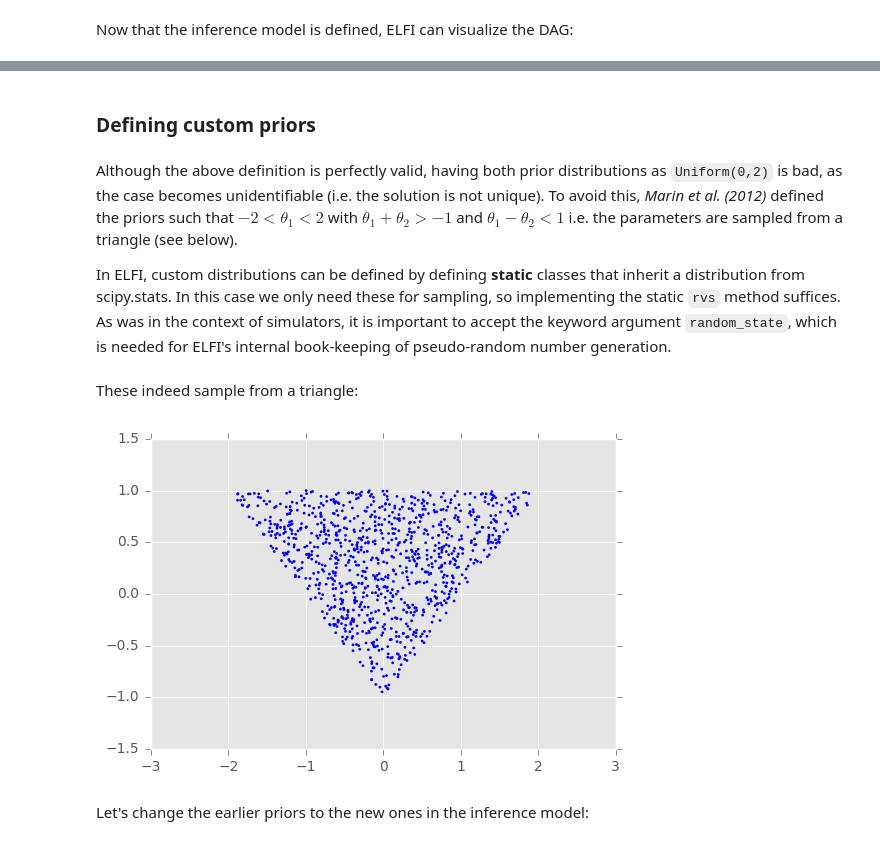
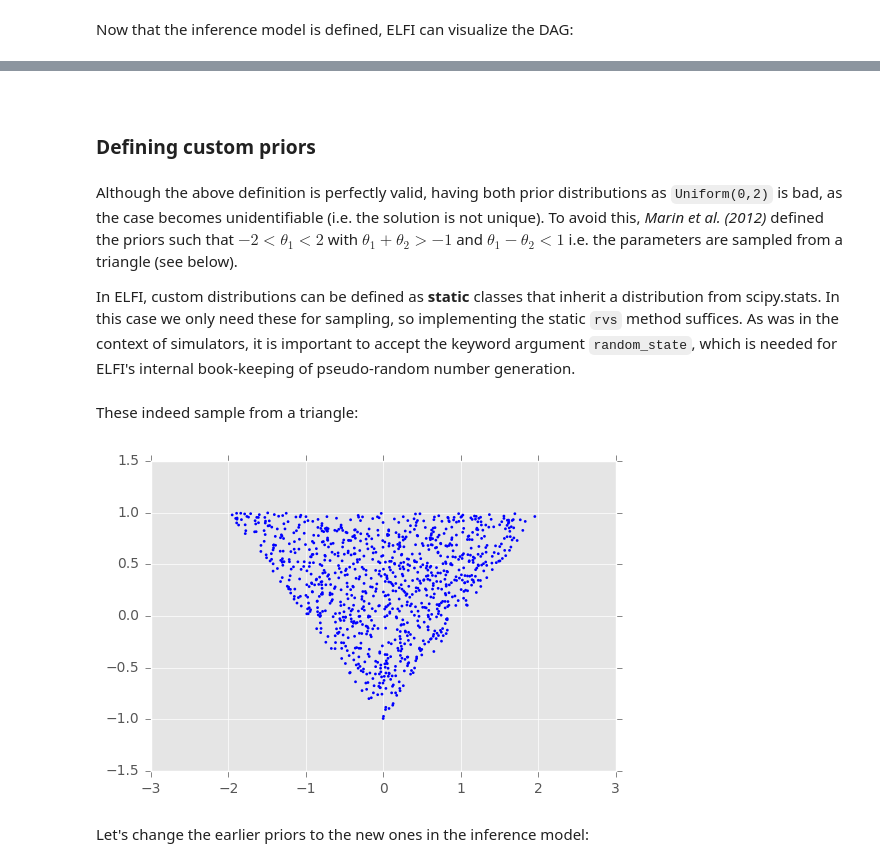
Before and after one commit to elfi-dev/elfi, a Jupyter notebook: notebooks/ma2_example.ipynb, the cells around one changed output, grey strips where cells are left out. Cells and saved outputs as stored; diff of their text form; code cells hidden in the pictures.

```diff
--- a/notebooks/ma2_example.ipynb
+++ b/notebooks/ma2_example.ipynb
@@ -116,12 +118,14 @@ Now that the inference model is defined, ELFI can visualize the DAG:
 elfi.draw_model(d)
 # %% [output]
 [drawing not drawn]
+# %% [markdown]
+<a id='custom_prior'></a>
 # %% [markdown]
 ### Defining custom priors
 # %% [markdown]
 Although the above definition is perfectly valid, having both prior distributions as `Uniform(0,2)` is bad, as the case becomes unidentifiable (i.e. the solution is not unique). To avoid this, *Marin et al. (2012)* defined the priors such that $-2<\theta_1<2$ with $\theta_1+\theta_2>-1$ and $\theta_1-\theta_2<1$ i.e. the parameters are sampled from a triangle (see below).
 
-In ELFI, custom distributions can be defined by defining **static** classes that inherit a distribution from scipy.stats. In this case we only need these for sampling, so implementing the static `rvs` method suffices. As was in the context of simulators, it is important to accept the keyword argument `random_state`, which is needed for ELFI's internal book-keeping of pseudo-random number generation.
+In ELFI, custom distributions can be defined as **static** classes that inherit a distribution from scipy.stats. In this case we only need these for sampling, so implementing the static `rvs` method suffices. As was in the context of simulators, it is important to accept the keyword argument `random_state`, which is needed for ELFI's internal book-keeping of pseudo-random number generation.
 # %%
 # define prior for t1 as in Marin et al., 2012 with t1 in range [-b, b]
 class MarinPrior_t1(scipy.stats.rv_continuous):
@@ -140,11 +144,11 @@ class MarinPrior_t2(scipy.stats.rv_continuous):
 # %% [markdown]
 These indeed sample from a triangle:
 # %%
-t1s0 = MarinPrior_t1.rvs(2, 1000)
-t2s0 = MarinPrior_t2.rvs(t1s0, 1, 1000)
-plt.scatter(t1s0, t2s0, s=4, edgecolor='none');
+t1_1000 = MarinPrior_t1.rvs(2, 1000)
+t2_1000 = MarinPrior_t2.rvs(t1_1000, 1, 1000)
+plt.scatter(t1_1000, t2_1000, s=4, edgecolor='none');
 # %% [output]
-[figure, old version]
+[figure, new version]
 # %% [markdown]
 Let's change the earlier priors to the new ones in the inference model:
 # %%
```
Also changed, not shown: parts of 50 cells of this notebook, 1 other file.
